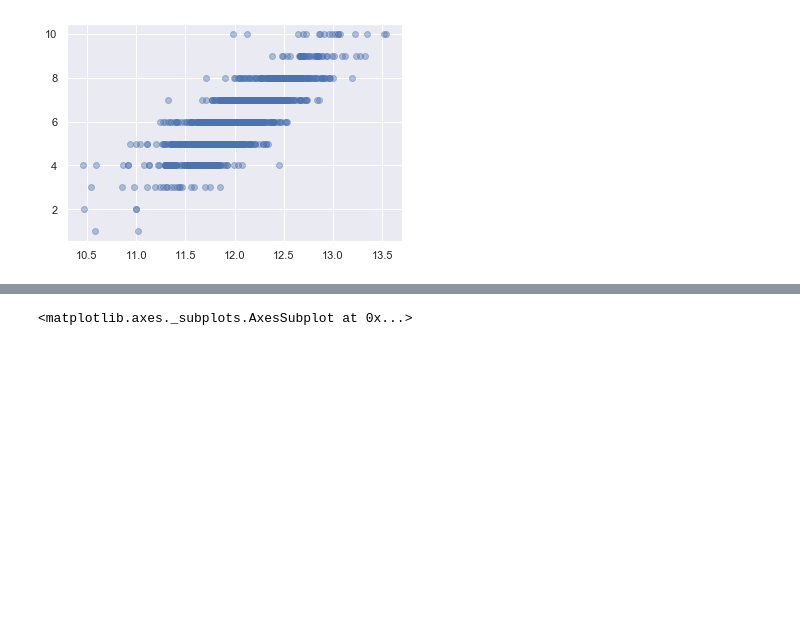
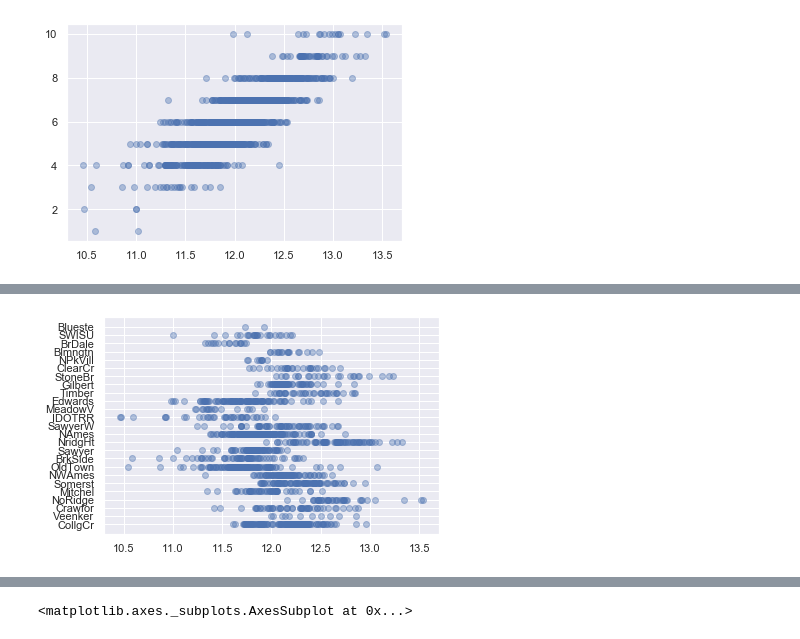
Before and after one commit to DrMegavolt/kaggle_house_iowa, a Jupyter notebook: EDA.ipynb, the cells around one changed output, grey strips where cells are left out. Saved outputs shown, nothing was run; the diff lists cells and outputs as text; code cells hidden in the pictures; blank space fills up the shorter version.

```diff
--- a/EDA.ipynb
+++ b/EDA.ipynb
@@ -62,0 +68,5 @@ plt.show()
+# %%
+plt.scatter( np.log(df['SalePrice']),df['Neighborhood'],alpha=0.4 )
+plt.show()
+# %% [output]
+[figure, added]
```
Also changed, not shown: parts of 4 cells of this notebook, 4 other files.
